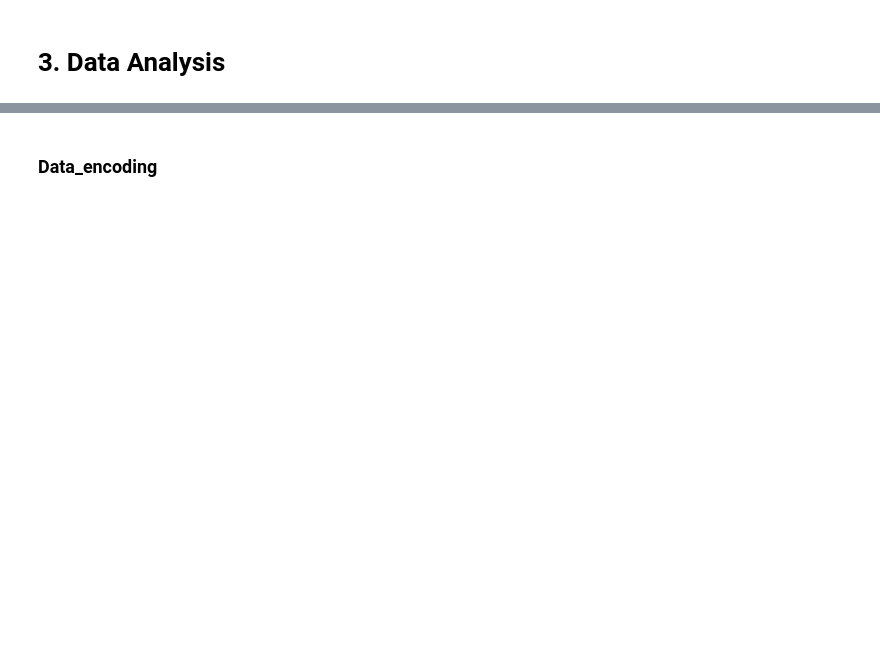
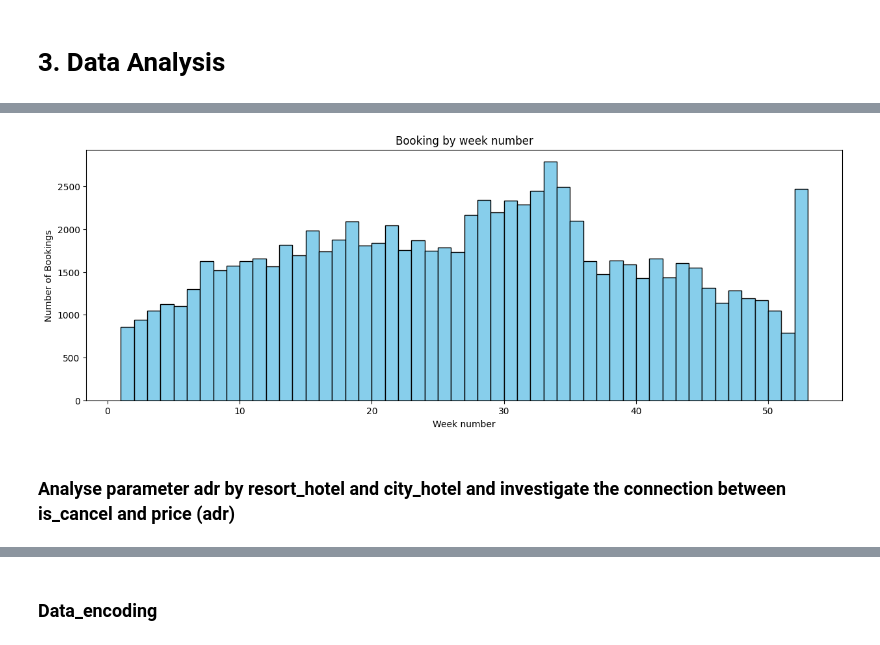
Before and after one commit to appexcell/Hotel-Booking-Prediction---Hospitality, a Jupyter notebook: notebook/hotel-booking-prediction.ipynb, the cells around one changed output, grey strips where cells are left out. Saved outputs shown, nothing was run; the diff lists cells and outputs as text; code cells hidden in the pictures; blank space fills up the shorter version.

```diff
--- a/notebook/hotel-booking-prediction.ipynb
+++ b/notebook/hotel-booking-prediction.ipynb
@@ -317,0 +438,12 @@ City_Hotel- expensive in may month
+# %%
+# Histograma
+plt.figure(figsize=(15,5))
+plt.hist(df['arrival_date_week_number'], bins=52, color='skyblue', edgecolor='black')  # bins = numărul de "cutii"
+plt.xlabel('Week number')
+plt.ylabel('Number of Bookings')
+plt.title('Booking by week number')
+plt.show()
+# %% [output]
+[figure, added]
+# %% [markdown]
+### Analyse parameter adr by resort_hotel and city_hotel and investigate the connection between is_cancel and price (adr)
```
Also changed, not shown: parts of 109 cells of this notebook.
